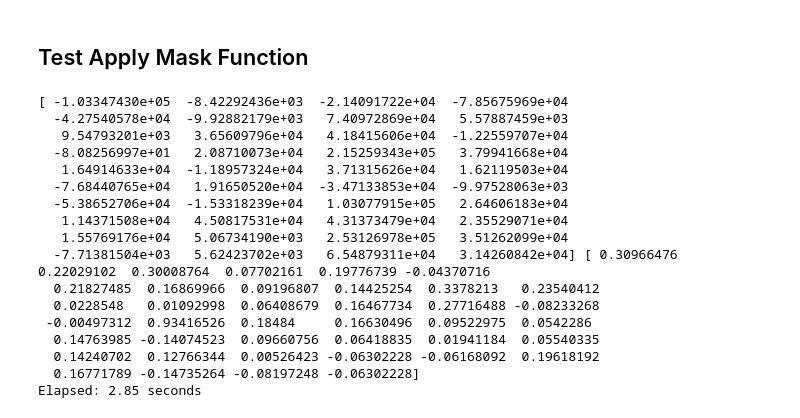
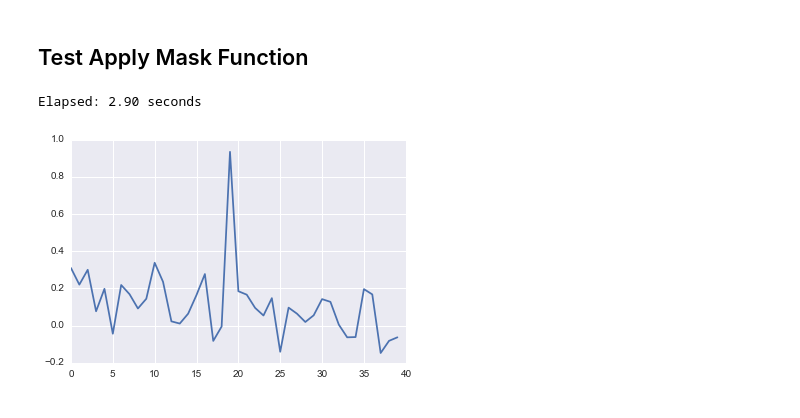
Before and after one commit to cosanlab/nltools, a Jupyter notebook: scripts/Test_Predict.ipynb, the cells around one changed output. Cells and saved outputs as stored; diff of their text form; code cells hidden in the pictures.

```diff
--- a/scripts/Test_Predict.ipynb
+++ b/scripts/Test_Predict.ipynb
@@ -83,35 +104,21 @@ Elapsed: 5.40 seconds
 # %%
 tic = time.time() #Start Timer
 
 # Load data using nibabel
 neg_file_list = [dest_dir + '/resampled/00' + str(x) + '.nii.gz' for x in neg_list.image_id]
 neu_file_list = [dest_dir + '/resampled/00' + str(x) + '.nii.gz' for x in neu_list.image_id]
 dat = nb.funcs.concat_images(neg_file_list+neu_file_list)
 pines = nb.load(os.path.abspath(dest_dir + '/resampled/00' + str(combined_df.image_id[0]) + '.nii.gz'))
 Y = np.array([1]*len(neg_file_list)+[0]*len(neu_file_list))
 sublist = np.array([x[:-7].split('/')[-1] for x in neg_file_list] *2)
 
 pexpd = apply_mask(data=dat, weight_map=pines, output_dir=dest_dir, method='dot_product', save_output=True)
 pexpc = apply_mask(data=dat, weight_map=pines, output_dir=dest_dir, method='correlation', save_output=True)
 
-print pexpd,pexpc
+# ax1 = plt.plot(pexpd)
+ax2 = plt.plot(pexpc)
 
 print 'Elapsed: %.2f seconds' % (time.time() - tic) #Stop timer
 # %% [output]
-[ -1.03347430e+05  -8.42292436e+03  -2.14091722e+04  -7.85675969e+04
-  -4.27540578e+04  -9.92882179e+03   7.40972869e+04   5.57887459e+03
-   9.54793201e+03   3.65609796e+04   4.18415606e+04  -1.22559707e+04
-  -8.08256997e+01   2.08710073e+04   2.15259343e+05   3.79941668e+04
-   1.64914633e+04  -1.18957324e+04   3.71315626e+04   1.62119503e+04
-  -7.68440765e+04   1.91650520e+04  -3.47133853e+04  -9.97528063e+03
-  -5.38652706e+04  -1.53318239e+04   1.03077915e+05   2.64606183e+04
-   1.14371508e+04   4.50817531e+04   4.31373479e+04   2.35529071e+04
-   1.55769176e+04   5.06734190e+03   2.53126978e+05   3.51262099e+04
-  -7.71381504e+03   5.62423702e+03   6.54879311e+04   3.14260842e+04] [ 0.30966476  0.22029102  0.30008764  0.07702161  0.19776739 -0.04370716
-  0.21827485  0.16869966  0.09196807  0.14425254  0.3378213   0.23540412
-  0.0228548   0.01092998  0.06408679  0.16467734  0.27716488 -0.08233268
- -0.00497312  0.93416526  0.18484     0.16630496  0.09522975  0.0542286
-  0.14763985 -0.14074523  0.09660756  0.06418835  0.01941184  0.05540335
-  0.14240702  0.12766344  0.00526423 -0.06302228 -0.06168092  0.19618192
-  0.16771789 -0.14735264 -0.08197248 -0.06302228]
-Elapsed: 2.85 seconds
+Elapsed: 2.90 seconds
+[figure, added]
```
Also changed, not shown: parts of 3 cells of this notebook, 3 other files.
